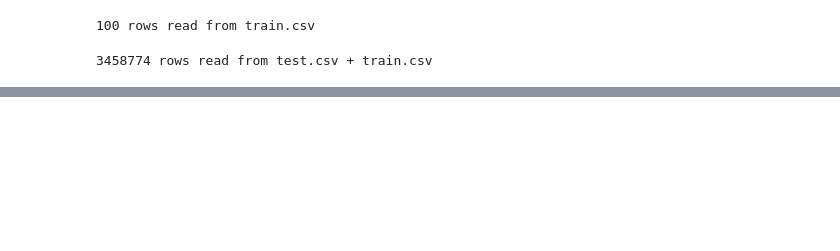
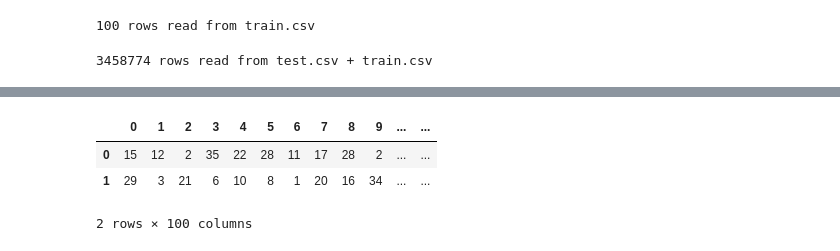
Before and after one commit to s-ramirez/projects, a Jupyter notebook: Data Science/Home Depot/ReadData.ipynb, the cells around one changed output, grey strips where cells are left out. Saved outputs shown, nothing was run; the diff lists cells and outputs as text; code cells hidden in the pictures; blank space fills up the shorter version.

```diff
--- a/Data Science/Home Depot/ReadData.ipynb
+++ b/Data Science/Home Depot/ReadData.ipynb
@@ -99,0 +95,9 @@ df_all
+# %%
+numberHashFunctions = 100
+hashFunctions = pd.DataFrame(np.random.randint(countShingles, size=(2, numberHashFunctions)))
+hashFunctions
+# %% [output]
+|  | 0 | 1 | 2 | 3 | 4 | 5 | 6 | 7 | 8 | 9 | ... | ... |
+| 0 | 15 | 12 | 2 | 35 | 22 | 28 | 11 | 17 | 28 | 2 | ... | ... |
+| 1 | 29 | 3 | 21 | 6 | 10 | 8 | 1 | 20 | 16 | 34 | ... | ... |
+2 rows × 100 columns
```
Also changed, not shown: parts of 9 cells of this notebook, 5 other files.
